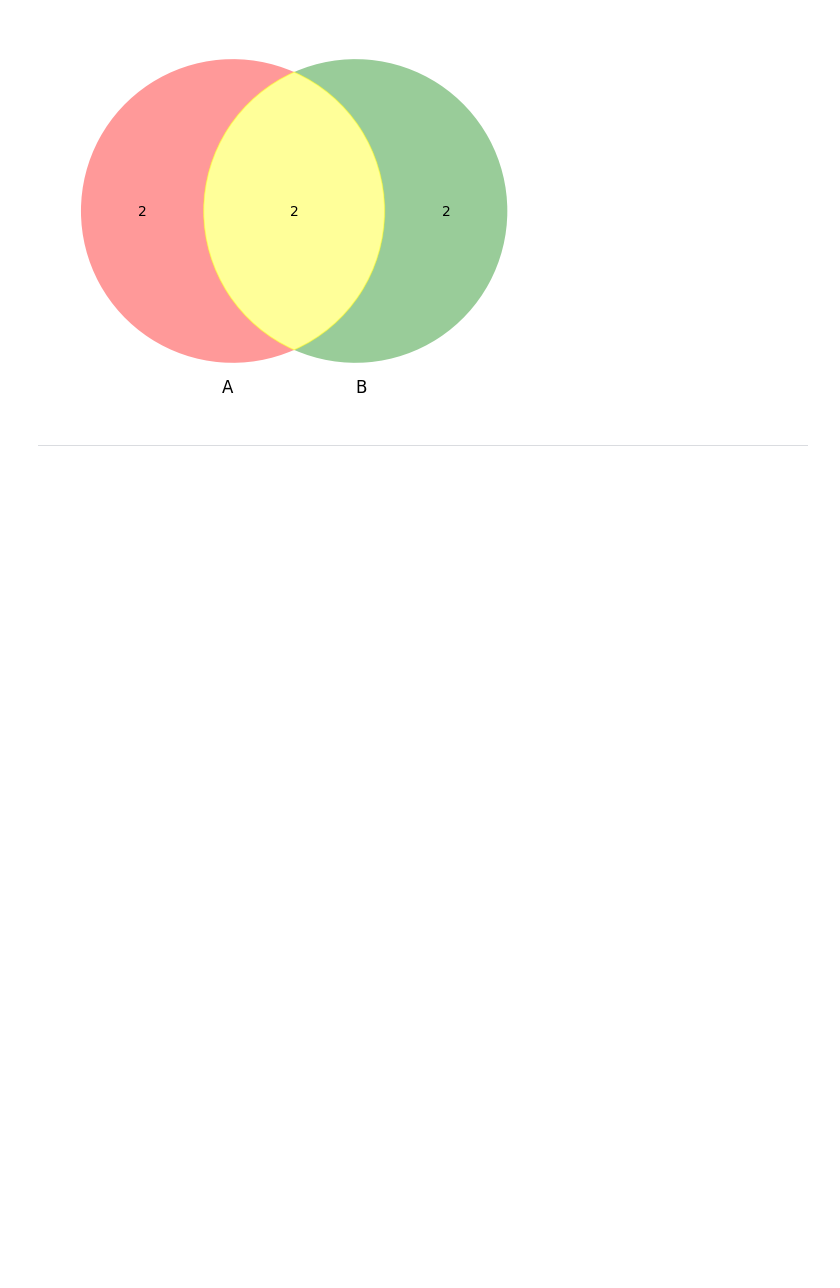
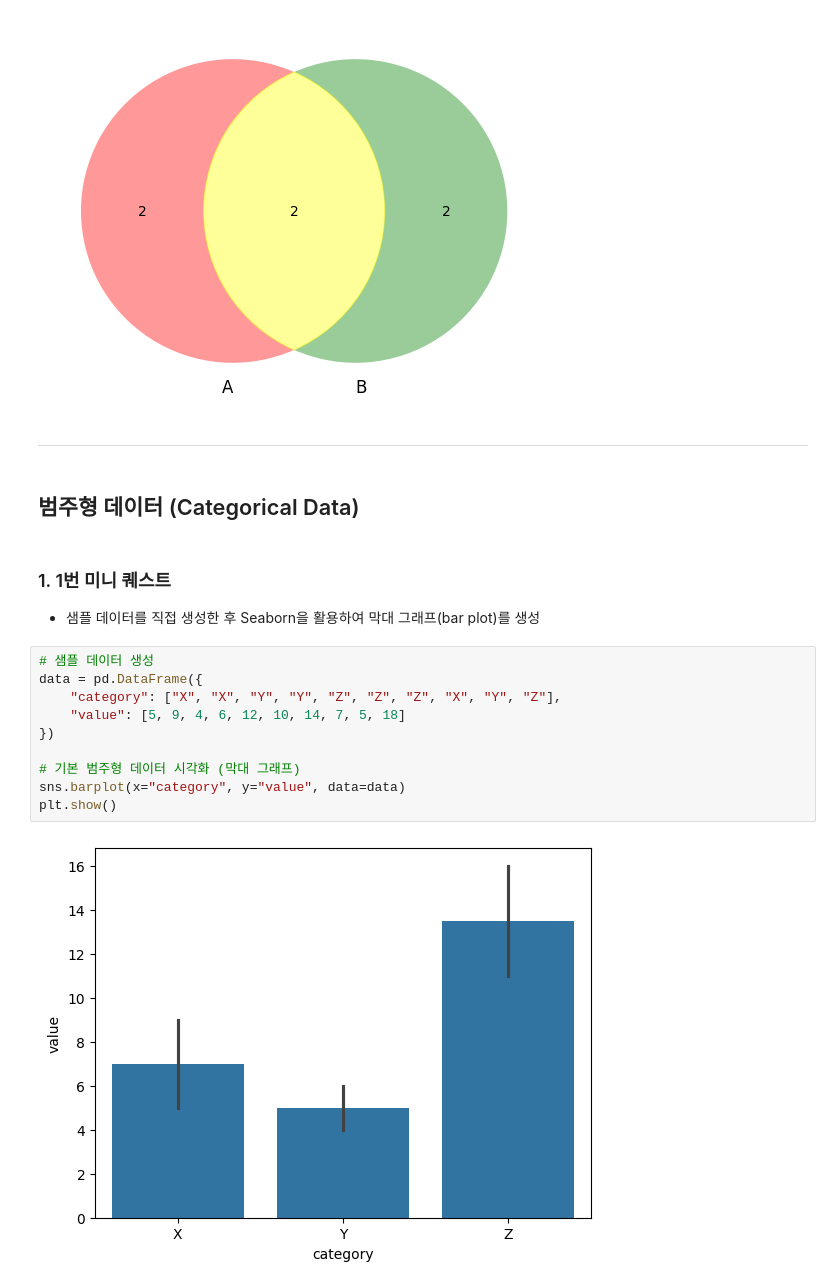
Before and after one commit to 100-hours-a-week/KTB4-emjay-AI, a Jupyter notebook: WeeklyChallenge/03/data_visualization.ipynb, the cells around one changed output. Saved outputs shown, nothing was run; the diff lists cells and outputs as text; blank space fills up the shorter version.

Commit message:
[과제] feat: 데이터 시각화 미니 퀘스트 수행
- WeeklyChallenge 3주차
- Seaborn 기초 및 활용
- 시계열 데이터 시각화
- SciPy & 통계적 시각화

```diff
--- a/WeeklyChallenge/03/data_visualization.ipynb
+++ b/WeeklyChallenge/03/data_visualization.ipynb
@@ -629,3 +631,20 @@ plt.show()
 
 
 ---
+# %% [markdown]
+## 범주형 데이터 (Categorical Data)
+# %% [markdown]
+### 1. 1번 미니 퀘스트
+- 샘플 데이터를 직접 생성한 후 Seaborn을 활용하여 막대 그래프(bar plot)를 생성
+# %%
+# 샘플 데이터 생성
+data = pd.DataFrame({
+    "category": ["X", "X", "Y", "Y", "Z", "Z", "Z", "X", "Y", "Z"],
+    "value": [5, 9, 4, 6, 12, 10, 14, 7, 5, 18]
+})
+
+# 기본 범주형 데이터 시각화 (막대 그래프)
+sns.barplot(x="category", y="value", data=data)
+plt.show()
+# %% [output]
+[figure, added]
```
Also changed, not shown: parts of 91 cells of this notebook.
